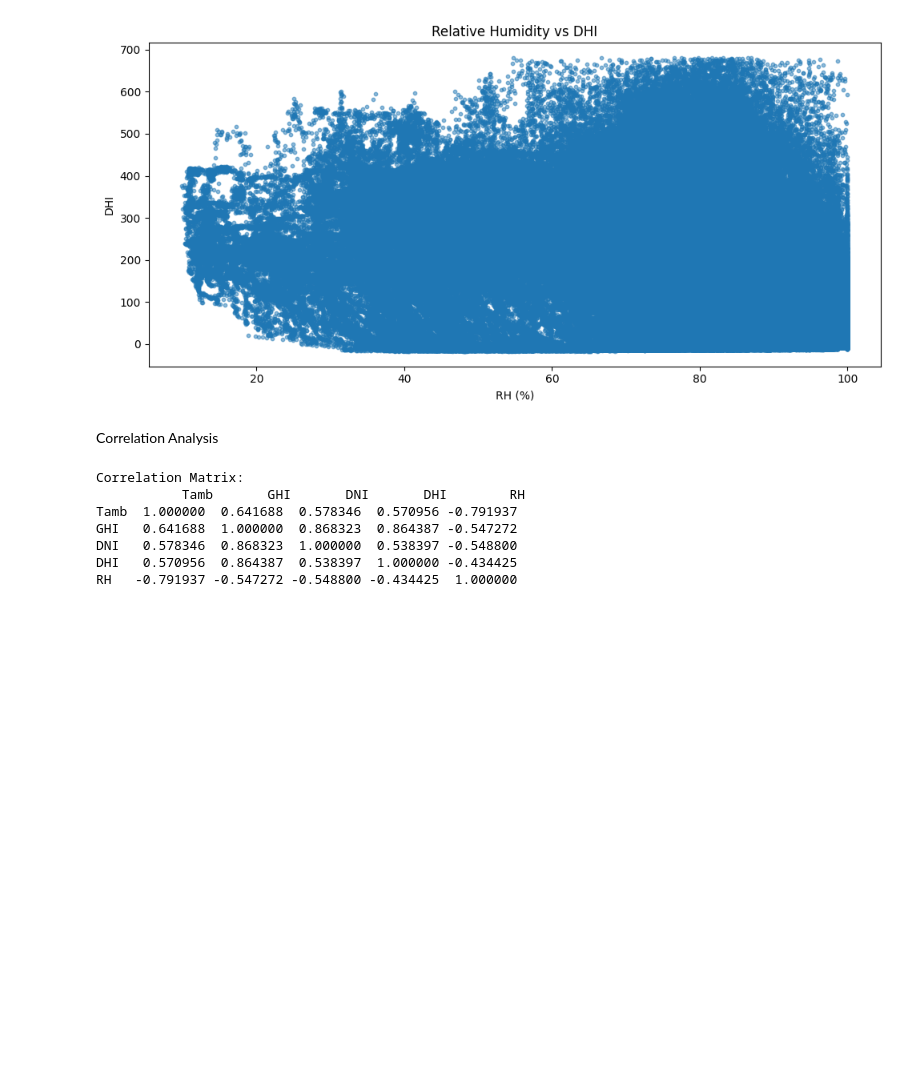
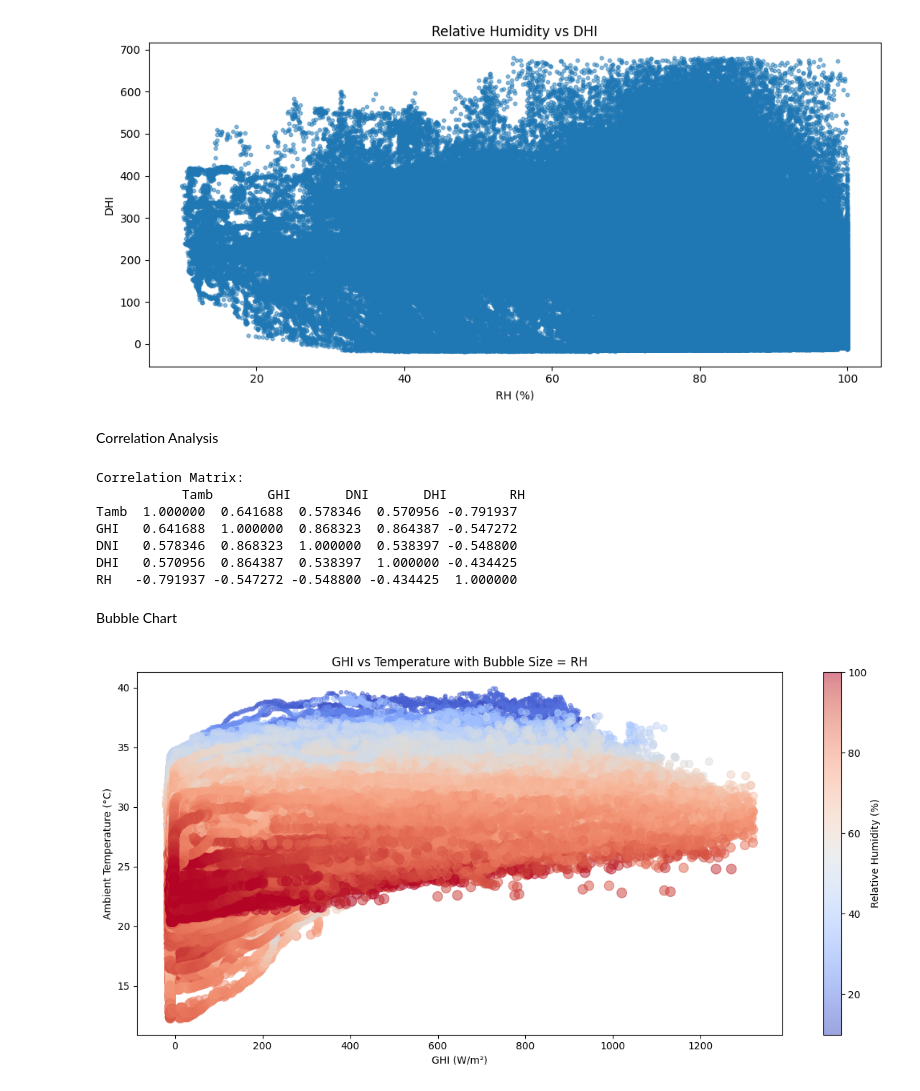
Before and after one commit to Feven777/solar-challenge-week0, a Jupyter notebook: notebook/sierraleone_eda.ipynb, the cells around one changed output. Drawn from its saved outputs; the diff is of its cells as text; code cells hidden in the pictures; blank space fills up the shorter version.

Commit message:
add bubble chart

```diff
--- a/notebook/sierraleone_eda.ipynb
+++ b/notebook/sierraleone_eda.ipynb
@@ -376,3 +376,24 @@ GHI   0.641688  1.000000  0.868323  0.864387 -0.547272
 DNI   0.578346  0.868323  1.000000  0.538397 -0.548800
 DHI   0.570956  0.864387  0.538397  1.000000 -0.434425
 RH   -0.791937 -0.547272 -0.548800 -0.434425  1.000000
+# %% [markdown]
+Bubble Chart
+# %%
+# Bubble chart: GHI vs Tamb, bubble size = RH
+plt.figure(figsize=(12,6))
+plt.scatter(
+    df_cleaned['GHI'],
+    df_cleaned['Tamb'],
+    s=df_cleaned['RH'],       # Bubble size = RH
+    alpha=0.5,
+    c=df_cleaned['RH'],       # Optional: color by RH
+    cmap='coolwarm'
+)
+plt.colorbar(label='Relative Humidity (%)')
+plt.xlabel('GHI (W/m²)')
+plt.ylabel('Ambient Temperature (°C)')
+plt.title('GHI vs Temperature with Bubble Size = RH')
+plt.tight_layout()
+plt.show()
+# %% [output]
+[figure, added]
```
